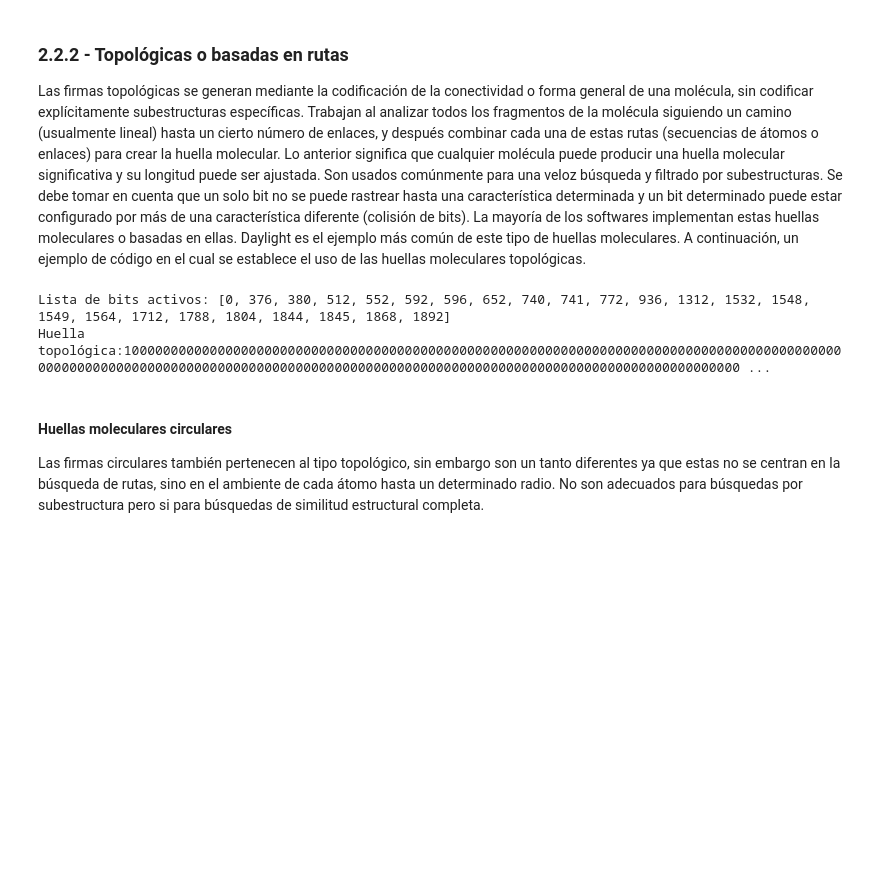
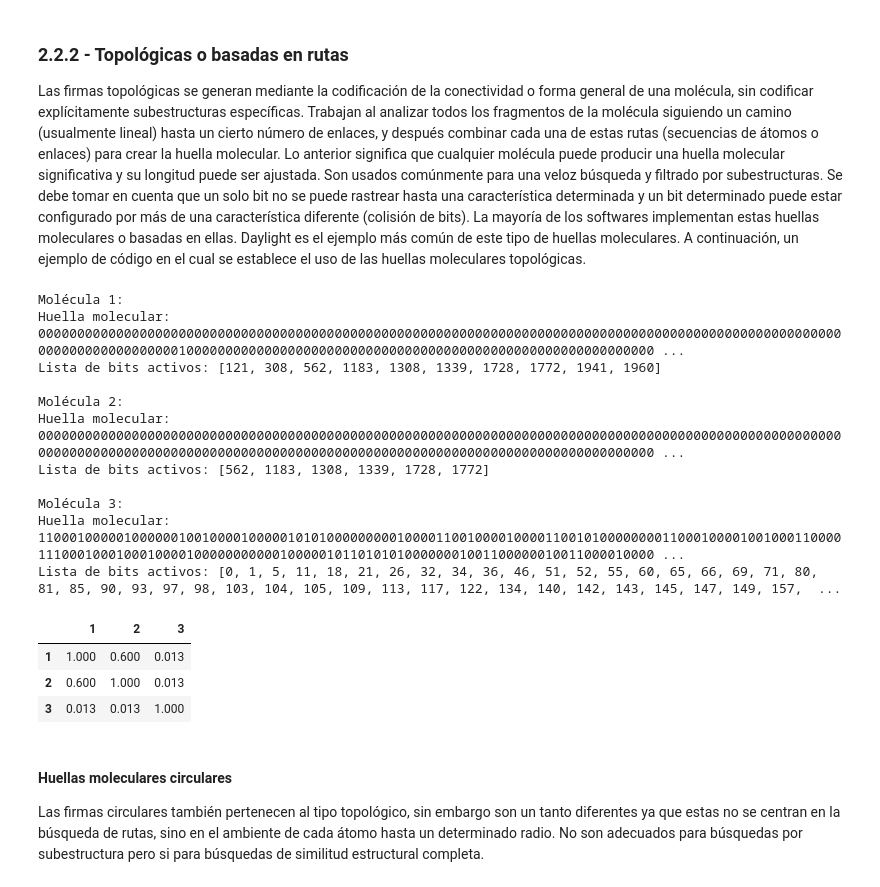
Before and after one commit to DIFACQUIM/Cursos, a Jupyter notebook: 7_1_Representación_molecular__Similitud.ipynb, the cells around one changed output. Saved outputs shown, nothing was run; the diff lists cells and outputs as text; code cells hidden in the pictures; blank space fills up the shorter version.

```diff
--- a/7_1_Representación_molecular__Similitud.ipynb
+++ b/7_1_Representación_molecular__Similitud.ipynb
@@ -258,24 +310,34 @@ Huella molecular PubChem: 00000371C070380000000000000000000000000000000000000030
 ### **2.2.2 - Topológicas o basadas en rutas**
 Las firmas topológicas se generan mediante la codificación de la conectividad o forma general de una molécula, sin codificar explícitamente subestructuras específicas. Trabajan al analizar todos los fragmentos de la molécula siguiendo un camino (usualmente lineal) hasta un cierto número de enlaces, y después combinar cada una de estas rutas (secuencias de átomos o enlaces) para crear la huella molecular. Lo anterior significa que cualquier molécula puede producir una huella molecular significativa y su longitud puede ser ajustada. Son usados comúnmente para una veloz búsqueda y filtrado por subestructuras. Se debe tomar en cuenta que un solo bit no se puede rastrear hasta una característica determinada y un bit determinado puede estar configurado por más de una característica diferente (colisión de bits). La mayoría de los softwares implementan estas huellas moleculares o basadas en ellas. Daylight es el ejemplo más común de este tipo de huellas moleculares.
 A continuación, un ejemplo de código en el cual se establece el uso de las huellas moleculares topológicas.
-# %%
-# Crear una molécula a partir de un SMILES
-smiles = aspirin_smiles
-mol = Chem.MolFromSmiles(smiles)
-
-if mol is not None:
-    # Generar la huella molecular topológica (Morgan fingerprint)
-    topological_fp =  AllChem.GetHashedTopologicalTorsionFingerprintAsBitVect(mol)
-    # Convertir la huella molecular en una lista de bits activos
-    topological_fp_bits = list(topological_fp.GetOnBits())
-
-    print(f"Lista de bits activos: {topological_fp_bits}")
-    print(f"Huella topológica:{topological_fp.ToBitString()}")
-else:
-    print("No se pudo crear una molécula a partir del SMILES proporcionado.")
-# %% [output]
-Lista de bits activos: [0, 376, 380, 512, 552, 592, 596, 652, 740, 741, 772, 936, 1312, 1532, 1548, 1549, 1564, 1712, 1788, 1804, 1844, 1845, 1868, 1892]
-Huella topológica:10000000000000000000000000000000000000000000000000000000000000000000000000000000000000000000000000000000000000000000000000000000000000000000000000000000000000000000000000000000000000 ...
+# %%
+# Crear una molécula a partir de un SMILES
+smiles = list_of_smiles[0]
+mol_list = [Chem.MolFromSmiles(s) for s in ['CCOC', 'CCO', smiles]]
+fpgen = AllChem.GetRDKitFPGenerator() #Inicializamos un generador de fps
+fingerprints = [fpgen.GetFingerprint(mol) for mol in mol_list]
+# Imprimir información de cada huella molecular
+for idx, fp in enumerate(fingerprints, start=1):
+    print(f"Molécula {idx}:")
+    print(f"Huella molecular: {fp.ToBitString()}")
+    print(f"Lista de bits activos: {list(fp.GetOnBits())}\n")
+get_similarity_matrix(fingerprints)
+# %% [output]
+Molécula 1:
+Huella molecular: 00000000000000000000000000000000000000000000000000000000000000000000000000000000000000000000000000000000000000000000000001000000000000000000000000000000000000000000000000000000000000 ...
+Lista de bits activos: [121, 308, 562, 1183, 1308, 1339, 1728, 1772, 1941, 1960]
+
+Molécula 2:
+Huella molecular: 00000000000000000000000000000000000000000000000000000000000000000000000000000000000000000000000000000000000000000000000000000000000000000000000000000000000000000000000000000000000000 ...
+Lista de bits activos: [562, 1183, 1308, 1339, 1728, 1772]
+
+Molécula 3:
+Huella molecular: 11000100000100000010010000100000101010000000001000011001000010000110010100000000110001000010010001100001110001000100010000100000000000100000101101010100000001001100000010011000010000 ...
+Lista de bits activos: [0, 1, 5, 11, 18, 21, 26, 32, 34, 36, 46, 51, 52, 55, 60, 65, 66, 69, 71, 80, 81, 85, 90, 93, 97, 98, 103, 104, 105, 109, 113, 117, 122, 134, 140, 142, 143, 145, 147, 149, 157,  ...
+|  | 1 | 2 | 3 |
+| 1 | 1.000 | 0.600 | 0.013 |
+| 2 | 0.600 | 1.000 | 0.013 |
+| 3 | 0.013 | 0.013 | 1.000 |
 # %% [markdown]
 <a name='2.2.2.1'></a>
 
```
Also changed, not shown: parts of 17 cells of this notebook.
